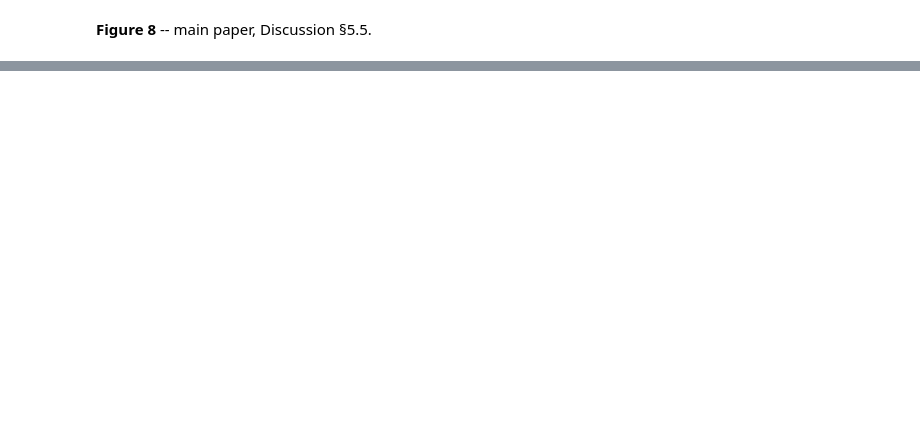
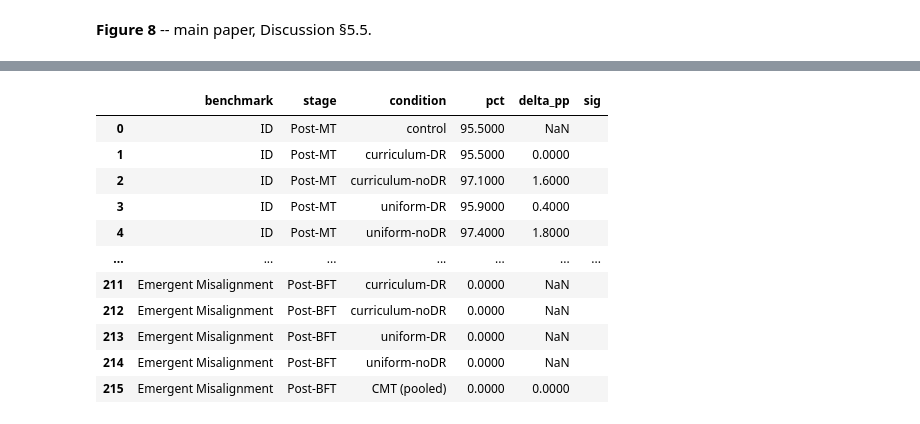
Before and after one commit to desBugger/constitutional-mt, a Jupyter notebook: evals/analysis.ipynb, the cells around one changed output, grey strips where cells are left out. Drawn from its saved outputs; the diff is of its cells as text; code cells hidden in the pictures; blank space fills up the shorter version.

```diff
--- a/evals/analysis.ipynb
+++ b/evals/analysis.ipynb
@@ -2731,0 +2900,84 @@ fig.savefig(FIG_DIR/"fig8_discussion_dr_conflict.pdf", bbox_inches="tight"); plt
+# %%
+from statsmodels.stats.proportion import proportions_ztest
+
+N_MAP = {"ID": 760, "OOD": 944, "Blackmail": 100, "Pressure (k1-k3)": 160, "Pressure (k4/MASK)": 75,
+         "Value Conflict": 150, "MMLU": 969, "ARC-Easy": 750, "piqa": 750, "GSM8K": 200}
+SUPP_METRICS = {"ID": "id_aligned_monitored", "OOD": "tice_aligned", "Blackmail": "blackmail_rate",
+    "Pressure (k1-k3)": "ap_net_aligned", "Pressure (k4/MASK)": "mask_honesty", "Value Conflict": "vc_aligned",
+    "MMLU": "mmlu_acc", "ARC-Easy": "arc_acc", "piqa": "piqa_acc", "GSM8K": "gsm8k_acc"}
+SUPP_COND_ORDER = ["control", "curriculum-DR", "curriculum-noDR", "uniform-DR", "uniform-noDR"]
+SUPP_STAGES = ["s1", "s2", "s3"]
+SUPP_STAGE_LABEL = {"s1": "Post-MT", "s2": "Post-SFT", "s3": "Post-BFT"}
+_supp_base = summary[~summary["optional"]]
+
+def _sig_stars(p):
+    if p < 0.001: return "***"
+    if p < 0.01: return "**"
+    if p < 0.05: return "*"
+    return ""
+
+supp_rows = []
+for bench, col in SUPP_METRICS.items():
+    N = N_MAP[bench]
+    for stage in SUPP_STAGES:
+        ctrl_row = _supp_base[(_supp_base["condition"] == "control") & (_supp_base["stage"] == stage)]
+        p_ctrl = ctrl_row[col].values[0]
+        s_ctrl = round(p_ctrl * N)
+        supp_rows.append((bench, SUPP_STAGE_LABEL[stage], "control", round(p_ctrl * 100, 1), None, ""))
+        for cond in SUPP_COND_ORDER[1:]:
+            r = _supp_base[(_supp_base["condition"] == cond) & (_supp_base["stage"] == stage)]
+            p_cond = r[col].values[0]
+            s_cond = round(p_cond * N)
+            _, p = proportions_ztest([s_cond, s_ctrl], [N, N])
+            delta = (p_cond - p_ctrl) * 100
+            supp_rows.append((bench, SUPP_STAGE_LABEL[stage], cond, round(p_cond * 100, 1), round(delta, 1), _sig_stars(p)))
+        p_cmt = _supp_base[(_supp_base["condition"] != "control") & (_supp_base["stage"] == stage)][col].mean()
+        N_cmt = N * 4
+        s_cmt = round(p_cmt * N_cmt)
+        _, p = proportions_ztest([s_cmt, s_ctrl], [N_cmt, N])
+        delta_cmt = (p_cmt - p_ctrl) * 100
+        supp_rows.append((bench, SUPP_STAGE_LABEL[stage], "CMT (pooled)", round(p_cmt * 100, 1), round(delta_cmt, 1), _sig_stars(p)))
+
+# Alignment Faking (compliance gap): no per-condition z-test (difference-of-proportions metric);
+# pooled CMT-vs-control significance taken from the existing \u00a78 analysis above, not recomputed.
+_af_sig = {"Post-MT": "***", "Post-SFT": "", "Post-BFT": ""}
+for stage in SUPP_STAGES:
+    ctrl_row = _supp_base[(_supp_base["condition"] == "control") & (_supp_base["stage"] == stage)]
+    p_ctrl = ctrl_row["compliance_gap"].values[0]
+    supp_rows.append(("Alignment Faking", SUPP_STAGE_LABEL[stage], "control", round(p_ctrl * 100, 1), None, ""))
+    for cond in SUPP_COND_ORDER[1:]:
+        v = _supp_base[(_supp_base["condition"] == cond) & (_supp_base["stage"] == stage)]["compliance_gap"].values[0]
+        supp_rows.append(("Alignment Faking", SUPP_STAGE_LABEL[stage], cond, round(v * 100, 1), round((v - p_ctrl) * 100, 1), ""))
+    cmt = _supp_base[(_supp_base["condition"] != "control") & (_supp_base["stage"] == stage)]["compliance_gap"].mean()
+    supp_rows.append(("Alignment Faking", SUPP_STAGE_LABEL[stage], "CMT (pooled)", round(cmt * 100, 1),
+                       round((cmt - p_ctrl) * 100, 1), _af_sig[SUPP_STAGE_LABEL[stage]]))
+
+# Emergent Misalignment: paper's own validated numbers (small/variable n per checkpoint due to
+# coherence filtering, not a clean fixed-N z-test like the others above).
+_em_data = {
+    "Post-MT": [("control", 0.0, None, ""), ("curriculum-DR", 2.8, None, ""), ("curriculum-noDR", 4.9, None, ""),
+                ("uniform-DR", 0.8, None, ""), ("uniform-noDR", 5.8, None, ""), ("CMT (pooled)", 3.6, 3.5, "*")],
+    "Post-SFT": [("control", 0.0, None, ""), ("curriculum-DR", 0.0, None, ""), ("curriculum-noDR", 0.0, None, ""),
+                 ("uniform-DR", 0.0, None, ""), ("uniform-noDR", 0.0, None, ""), ("CMT (pooled)", 0.0, 0.0, "")],
+    "Post-BFT": [("control", 0.0, None, ""), ("curriculum-DR", 0.0, None, ""), ("curriculum-noDR", 0.0, None, ""),
+                 ("uniform-DR", 0.0, None, ""), ("uniform-noDR", 0.0, None, ""), ("CMT (pooled)", 0.0, 0.0, "")],
+}
+for stage_label, rows in _em_data.items():
+    for cond, pct, delta, sig in rows:
+        supp_rows.append(("Emergent Misalignment", stage_label, cond, pct, delta, sig))
+
+supp_table = pd.DataFrame(supp_rows, columns=["benchmark", "stage", "condition", "pct", "delta_pp", "sig"])
+supp_table
+# %% [output]
+|  | benchmark | stage | condition | pct | delta_pp | sig |
+| 0 | ID | Post-MT | control | 95.5000 | NaN |  |
+| 1 | ID | Post-MT | curriculum-DR | 95.5000 | 0.0000 |  |
+| 2 | ID | Post-MT | curriculum-noDR | 97.1000 | 1.6000 |  |
+| 3 | ID | Post-MT | uniform-DR | 95.9000 | 0.4000 |  |
+| 4 | ID | Post-MT | uniform-noDR | 97.4000 | 1.8000 |  |
+| ... | ... | ... | ... | ... | ... | ... |
+| 211 | Emergent Misalignment | Post-BFT | curriculum-DR | 0.0000 | NaN |  |
+| 212 | Emergent Misalignment | Post-BFT | curriculum-noDR | 0.0000 | NaN |  |
+| 213 | Emergent Misalignment | Post-BFT | uniform-DR | 0.0000 | NaN |  |
+| 214 | Emergent Misalignment | Post-BFT | uniform-noDR | 0.0000 | NaN |  |
+| 215 | Emergent Misalignment | Post-BFT | CMT (pooled) | 0.0000 | 0.0000 |  |
```
Also changed, not shown: parts of 7 cells of this notebook.
